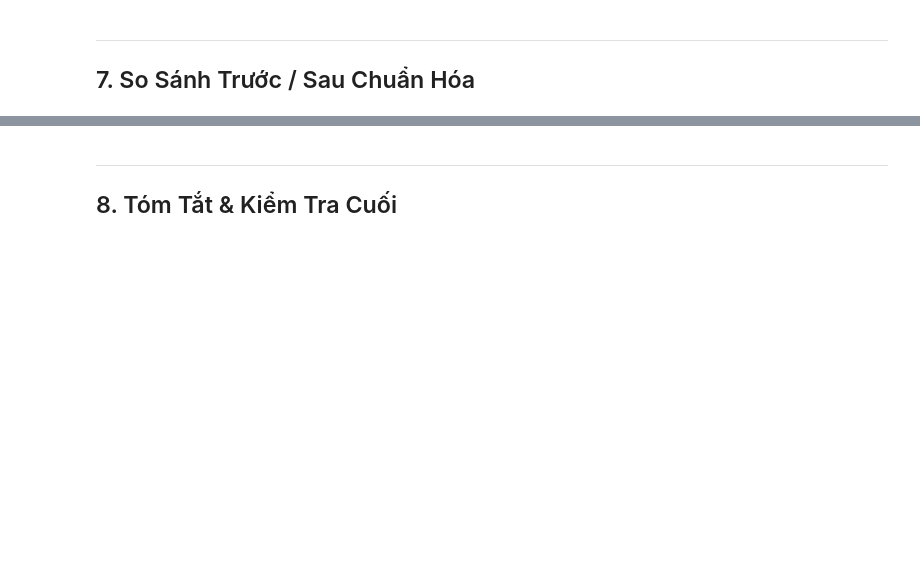
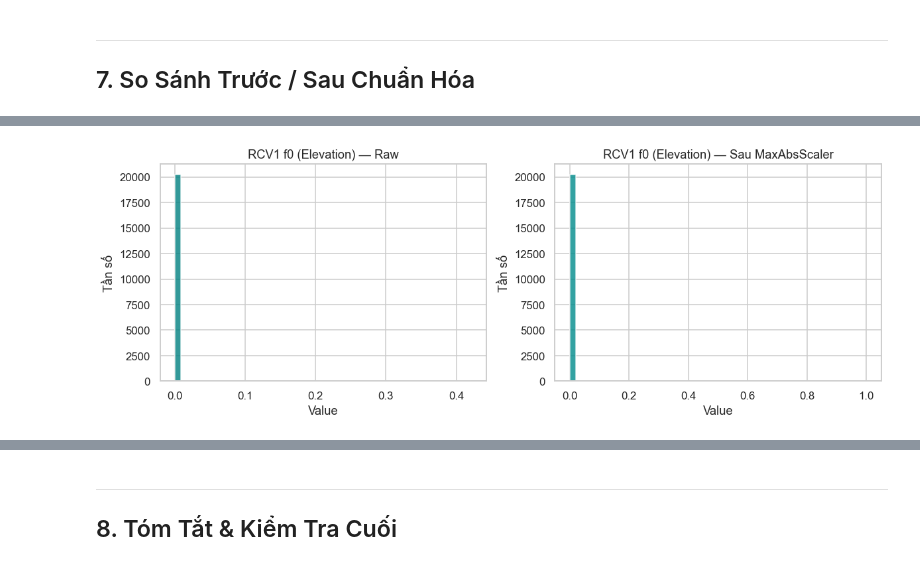
Before and after one commit to gilchea/experiment, a Jupyter notebook: data_exploration_preprocessing.ipynb, the cells around one changed output, grey strips where cells are left out. Cells and saved outputs as stored; diff of their text form; code cells hidden in the pictures; blank space fills up the shorter version.

```diff
--- a/data_exploration_preprocessing.ipynb
+++ b/data_exploration_preprocessing.ipynb
@@ -91,10 +93,16 @@ def load_cifar10_raw():
 
 # ── RCV1 ───────────────────────────────────────────────────────
 def load_rcv1_raw():
-    path = os.path.join(BASE, 'rcv1','rcv1_train.binary','rcv1_train.binary')
-    X, y = load_svmlight_file(path)
-    y = y.astype(np.float64)
-    X_tr, X_te, y_tr, y_te = train_test_split(X, y, test_size=0.2, random_state=42)
+    path_train = os.path.join(BASE, 'rcv1','rcv1_train.binary','rcv1_train.binary')
+    path_test = os.path.join(BASE, 'rcv1','rcv1_test.binary','rcv1_test.binary')
+    # X, y = load_svmlight_file(path)
+    # y = y.astype(np.float64)
+    # X_tr, X_te, y_tr, y_te = train_test_split(X, y, test_size=0.2, random_state=42)
+    X_tr, y_tr = load_svmlight_file(path_train)
+    X_te, y_te = load_svmlight_file(path_test)
+
+    y_tr = y_tr.astype(np.float64)
+    y_te = y_te.astype(np.float64)
     return X_tr, y_tr, X_te, y_te
 
 # ── Covtype ────────────────────────────────────────────────────
@@ -496,0 +606,17 @@ plt.tight_layout(); plt.show()
+# %%
+fig, axes = plt.subplots(1, 2, figsize=(11, 4))
+
+axes[0].hist(X_tr_rc[:, 0].toarray().ravel(), bins=50, color='teal', alpha=0.8)
+axes[0].set_title('RCV1 f0 (Elevation) — Raw')
+
+axes[1].hist(X_tr_rc_norm[:, 0].toarray().ravel(), bins=50, color='darkcyan', alpha=0.8)
+axes[1].set_title('RCV1 f0 (Elevation) — Sau MaxAbsScaler')
+
+for ax in axes:
+    ax.set_xlabel('Value')
+    ax.set_ylabel('Tần số')
+
+plt.tight_layout()
+plt.show()
+# %% [output]
+[figure, added]
```
Also changed, not shown: parts of 35 cells of this notebook, 1 other file.
